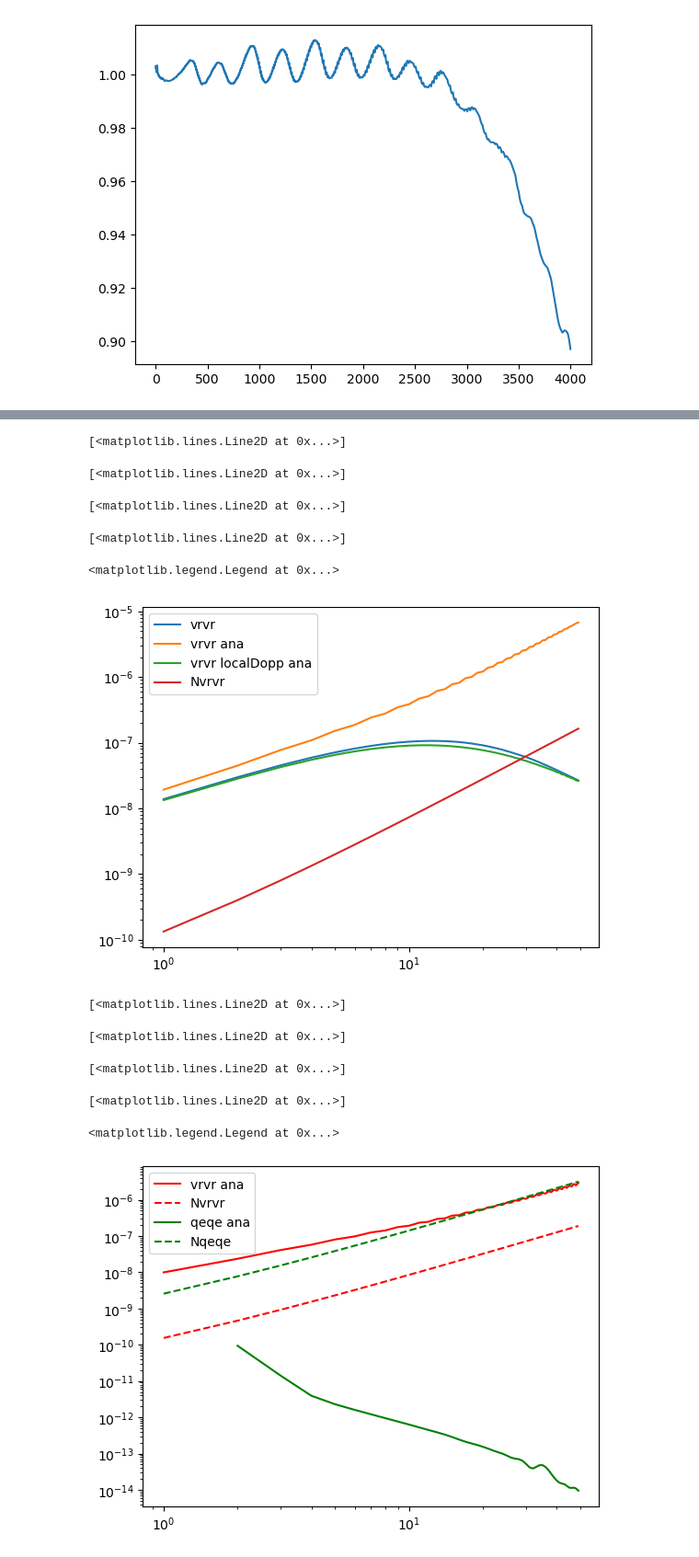
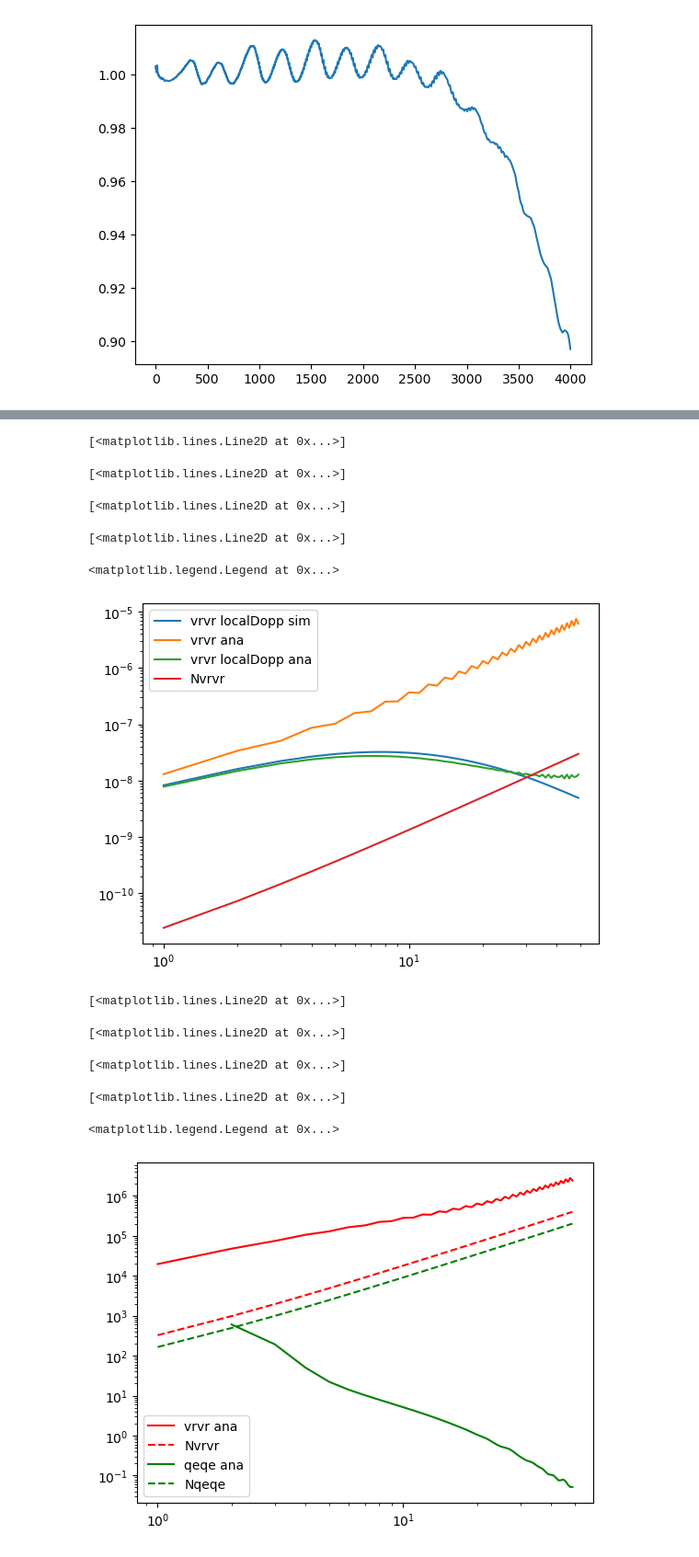
Before and after one commit to catketchup/ReCCO, a Jupyter notebook: code/reconstruction_noise.ipynb, the cells around one changed output, grey strips where cells are left out. Shown at 92% size. Saved outputs shown, nothing was run; the diff lists cells and outputs as text; code cells hidden in the pictures.

Commit message:
correcting qq noise ps

```diff
--- a/code/reconstruction_noise.ipynb
+++ b/code/reconstruction_noise.ipynb
@@ -141,7 +145,8 @@ Clgg = estimator.Cls['lss-lss'] # with shot noise (also maybe calibration noise)
 Cltaudg = estimator.Cls['taud-lss']
 Cltaug = Cltaudg*zb.deltachi
 ClTT = estimator.Cls['T-T'] # with noise
-ClEE = np.tile(lensed_cls['ee'][:, np.newaxis], (1, Cltaug.shape[-1]))
+ClEE = np.tile(lensed_cls['ee'][:, np.newaxis, np.newaxis], (1, ClTT.shape[-1]))
 Clvrvr = estimator.Cls['vr-vr']
+
 ClN_RDF = RDF_recNoise(2, lmax, Cltaug.diagonal(axis1=1, axis2=2), ClTT.diagonal(axis1=1, axis2=2), Clgg.diagonal(axis1=1, axis2=2))
-ClN_RQF_E = RQF_E_recNoise(2, lmax, Cltaug.diagonal(axis1=1, axis2=2), ClTT.diagonal(axis1=1, axis2=2), Clgg.diagonal(axis1=1, axis2=2))
+ClN_RQF_E = RQF_E_recNoise(2, lmax, Cltaug.diagonal(axis1=1, axis2=2), ClEE.diagonal(axis1=1, axis2=2), Clgg.diagonal(axis1=1, axis2=2))
@@ -175,7 +204,7 @@ llow, lhigh = 1, 50
 factor = (ls*(ls+1)/(2*pi))
 
 # plt.plot(L, CLgg[:, bin_num, bin_num], label='gg')
-plt.plot(ls[llow:lhigh], factor[llow:lhigh]*Clvrvr[:, bin_num, bin_num][llow:lhigh], label='vrvr')
+plt.plot(ls[llow:lhigh], factor[llow:lhigh]*Clvrvr[:, bin_num, bin_num][llow:lhigh], label='vrvr localDopp sim')
 plt.plot(ls[llow:lhigh], factor[llow:lhigh]*Clvrvr_ana[bin_num, :][llow:lhigh], label='vrvr ana')
 plt.plot(ls[llow:lhigh], factor[llow:lhigh]*Clvrvr_ana_localDopp[bin_num, :][llow:lhigh], label='vrvr localDopp ana')
 plt.plot(ls[llow:lhigh], factor[llow:lhigh]*(np.ones_like(ls)*ClN_RDF[bin_num])[llow:lhigh], label='Nvrvr')
@@ -190,29 +219,29 @@ plt.legend()
 [<matplotlib.lines.Line2D at 0x...>]
 [<matplotlib.lines.Line2D at 0x...>]
 <matplotlib.legend.Legend at 0x...>
-[figure, old version]
+[figure, new version]
 # %%
 bin_num = 3
 llow, lhigh = 1, 50
 
-factor = (ls*(ls+1)/(2*pi))
+factor = (ls*(ls+1)/(2*pi))*conf.T_CMB**2
 
 # plt.plot(L, CLgg[:, bin_num, bin_num], label='gg')
 # plt.plot(ls[llow:lhigh], factor[llow:lhigh]*Clvrvr[:, bin_num, bin_num][llow:lhigh], label='vrvr')
 plt.plot(ls[llow:lhigh], factor[llow:lhigh]*Clvrvr_ana[bin_num, :][llow:lhigh], 'r', label='vrvr ana')
 plt.plot(ls[llow:lhigh], factor[llow:lhigh]*(np.ones_like(ls)*ClN_RDF[bin_num])[llow:lhigh], 'r--', label='Nvrvr')
 
 
 plt.plot(ls[2:lhigh], factor[2:lhigh]*Clqeqe_ana[bin_num, :][2:lhigh], 'g', label='qeqe ana')
 
 plt.plot(ls[llow:lhigh], factor[llow:lhigh]*(np.ones_like(ls)*ClN_RQF_E[bin_num])[llow:lhigh], 'g--', label='Nqeqe')
 plt.xscale('log')
 plt.yscale('log')
 plt.legend()
 # %% [output]
 [<matplotlib.lines.Line2D at 0x...>]
 [<matplotlib.lines.Line2D at 0x...>]
 [<matplotlib.lines.Line2D at 0x...>]
 [<matplotlib.lines.Line2D at 0x...>]
 <matplotlib.legend.Legend at 0x...>
-[figure, old version]
+[figure, new version]
```
Also changed, not shown: parts of 11 cells of this notebook, 3 other files.
